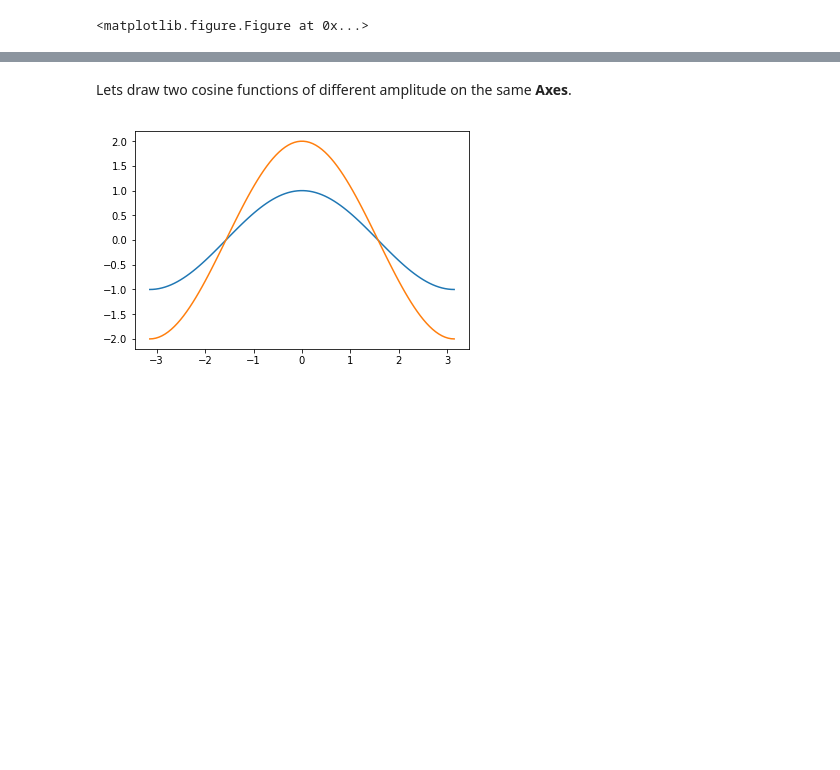
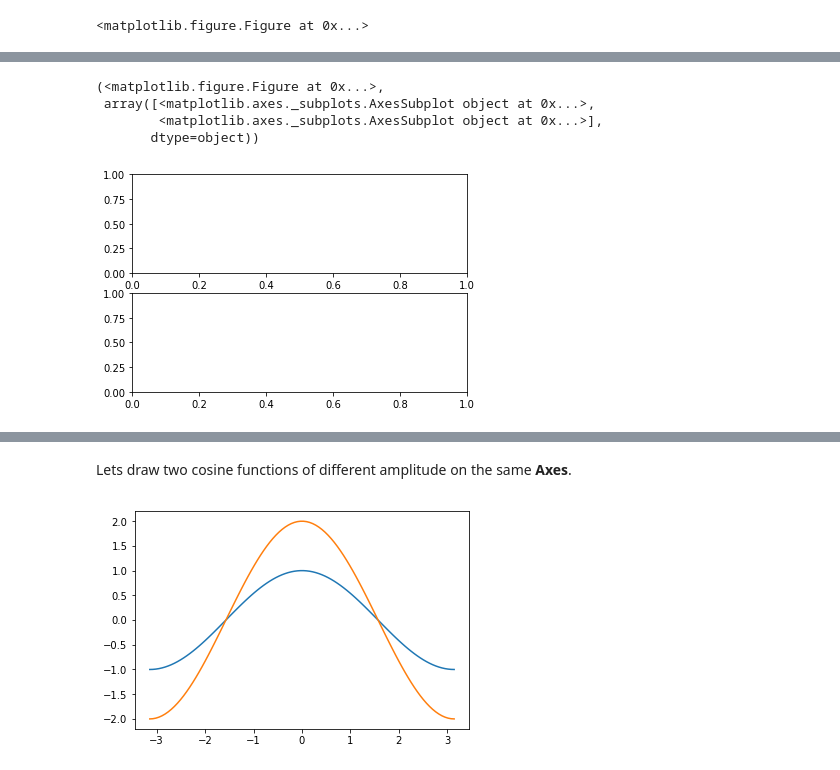
Before and after one commit to ueapy/pythoncourse2018-materials, a Jupyter notebook: notebooks/15-Matplotlib.ipynb, the cells around one changed output, grey strips where cells are left out. Cells and saved outputs as stored; diff of their text form; code cells hidden in the pictures; blank space fills up the shorter version.

```diff
--- a/notebooks/15-Matplotlib.ipynb
+++ b/notebooks/15-Matplotlib.ipynb
@@ -28 +92,9 @@ fig = plt.figure() # an empty Figure with no Axes (creates a figure object)
+# %%
+plt.subplots(2, 1)
+# %% [output]
+(<matplotlib.figure.Figure at 0x...>,
+ array([<matplotlib.axes._subplots.AxesSubplot object at 0x...>,
+        <matplotlib.axes._subplots.AxesSubplot object at 0x...>],
+       dtype=object))
+[figure, added]
 # %%
```
Also changed, not shown: parts of 25 cells of this notebook.
